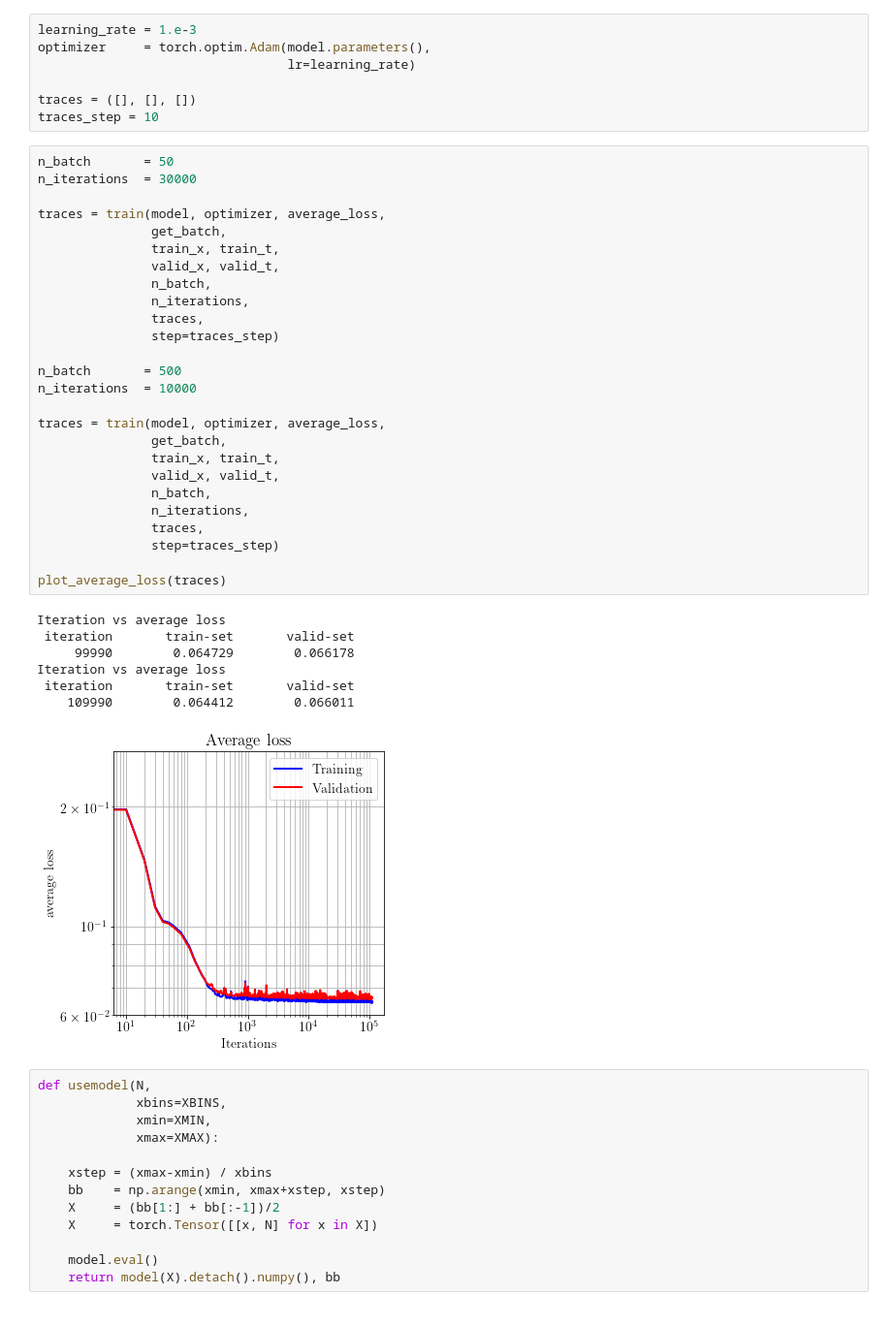
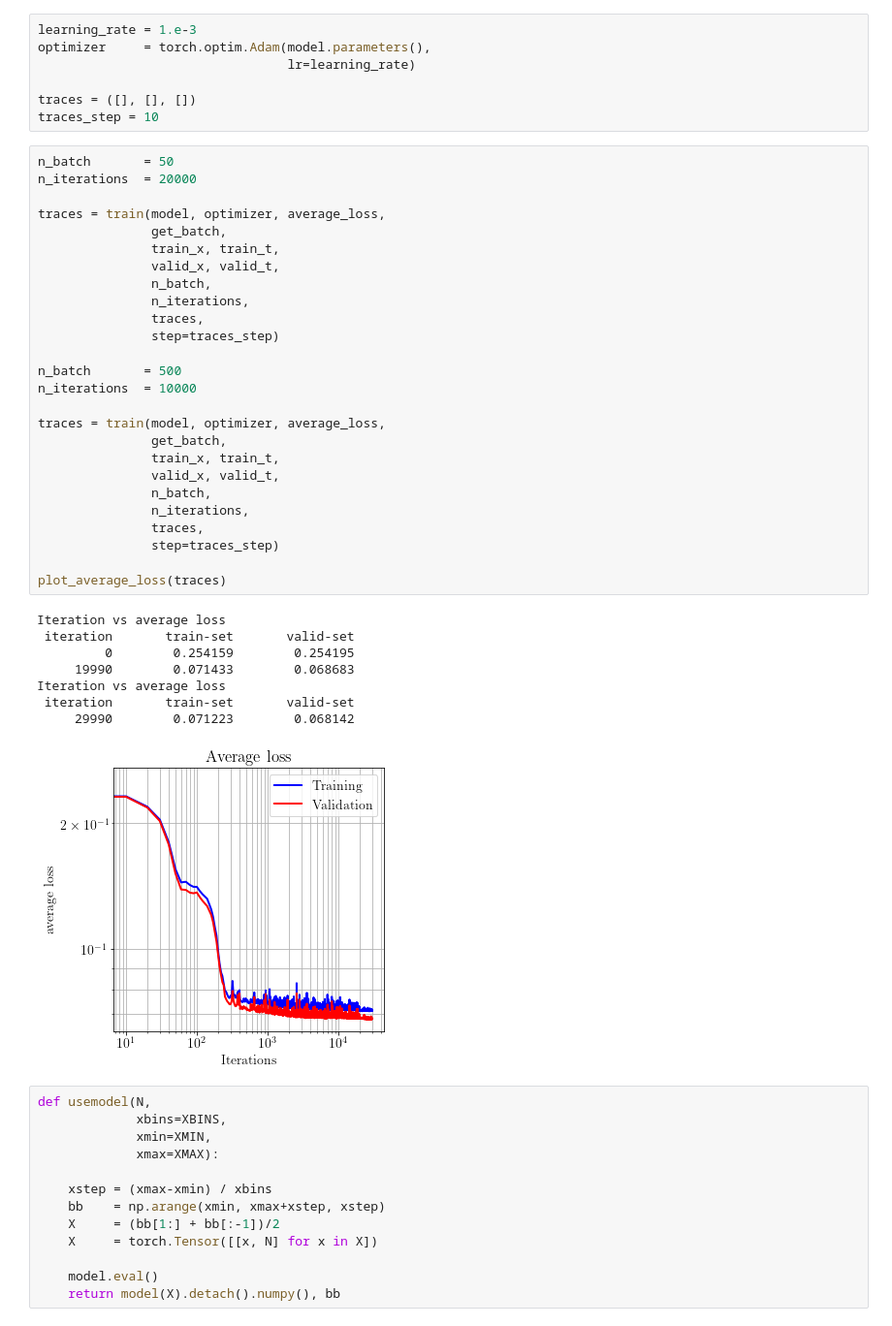
Before and after one commit to AliAlkadhim/LFI_HEP, a Jupyter notebook: tutorials/LFI_train1.ipynb, the cells around one changed output. Shown at 97% size. Drawn from its saved outputs; the diff is of its cells as text.

```diff
--- a/tutorials/LFI_train1.ipynb
+++ b/tutorials/LFI_train1.ipynb
@@ -485,38 +486,39 @@ traces = ([], [], [])
 traces_step = 10
 # %%
 n_batch       = 50
-n_iterations  = 30000
+n_iterations  = 20000
 
 traces = train(model, optimizer, average_loss,
                get_batch,
                train_x, train_t,
                valid_x, valid_t,
                n_batch,
                n_iterations,
                traces,
                step=traces_step)
 
 n_batch       = 500
 n_iterations  = 10000
 
 traces = train(model, optimizer, average_loss,
                get_batch,
                train_x, train_t,
                valid_x, valid_t,
                n_batch,
                n_iterations,
                traces,
                step=traces_step)
 
 plot_average_loss(traces)
 # %% [output]
 Iteration vs average loss
  iteration       train-set       valid-set
-     99990        0.064729        0.066178
+         0        0.254159        0.254195
+     19990        0.071433        0.068683
 Iteration vs average loss
  iteration       train-set       valid-set
-    109990        0.064412        0.066011
+     29990        0.071223        0.068142
-[figure, old version]
+[figure, new version]
 # %%
 def usemodel(N,
              xbins=XBINS,
```
Also changed, not shown: parts of 6 cells of this notebook, 2 other files.
